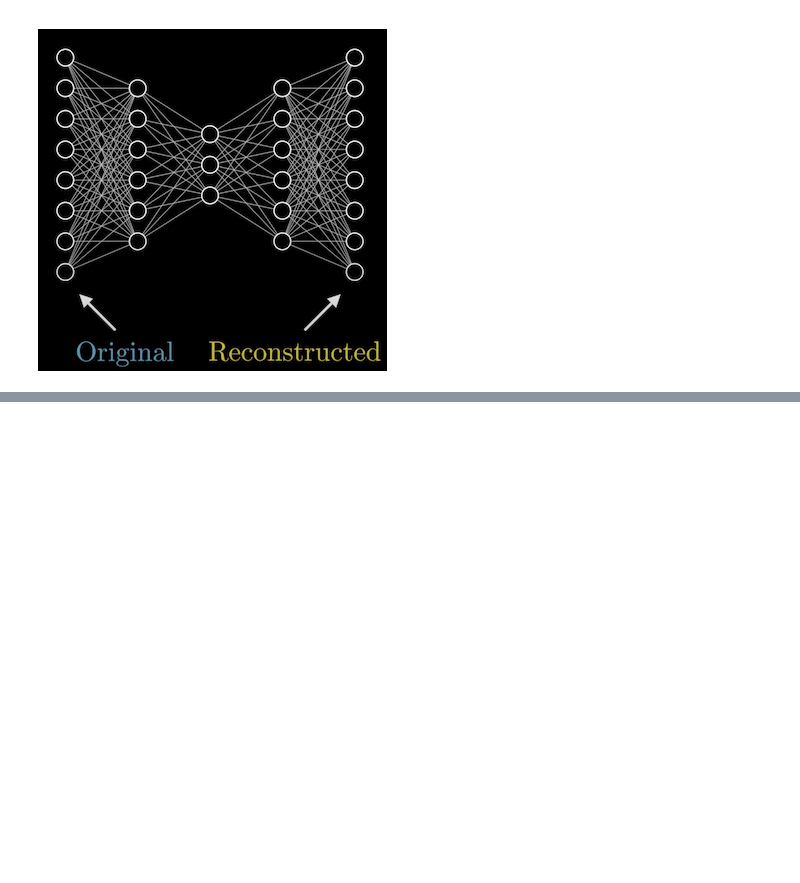
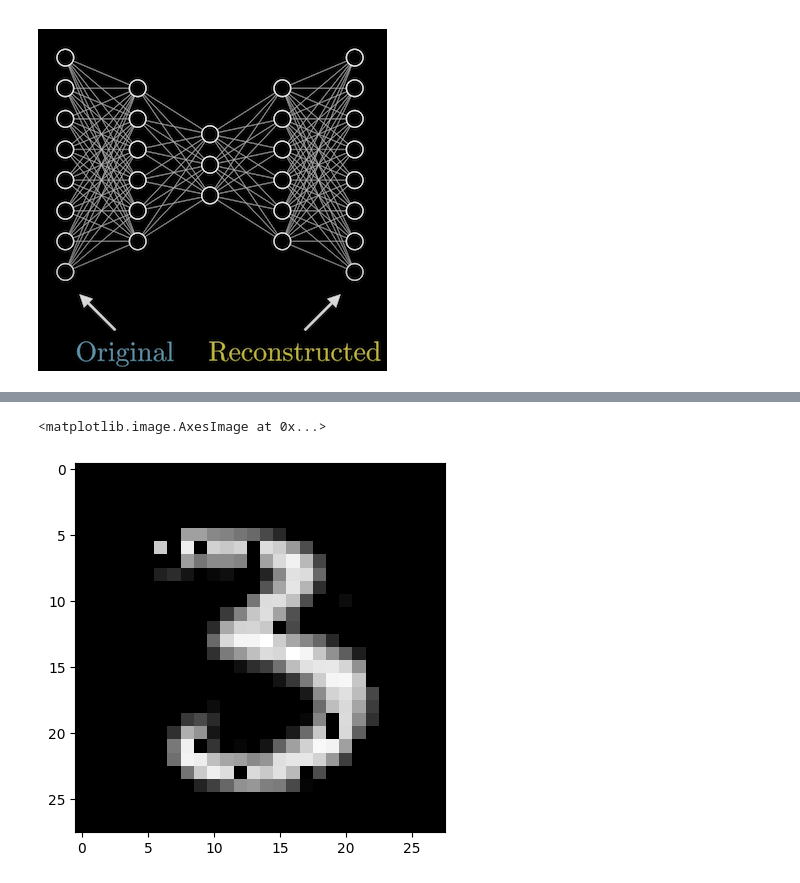
Before and after one commit to bellmake/variational_auto_encoder_impl2_mnist, a Jupyter notebook: vae.ipynb, the cells around one changed output, grey strips where cells are left out. Saved outputs shown, nothing was run; the diff lists cells and outputs as text; code cells hidden in the pictures; blank space fills up the shorter version.

```diff
--- a/vae.ipynb
+++ b/vae.ipynb
@@ -117,9 +117,10 @@ class AutoEncoder(nn.Module):
     def forward(self, x):
         latent = self.run_encoder(x)
         x_hat = self.run_decoder(latent)
+        return x_hat
 
     def run_encoder(self,x):
-        output = F.relu(self.conder_l1(x))
+        output = F.relu(self.encoder_l1(x))
         latent = F.relu(self.encoder_l2(output))
         return latent # latent representation
 
@@ -129,0 +133,12 @@ class AutoEncoder(nn.Module):
+# %%
+train_dataset = MNISTDataset('MNIST/processed/training.pt')
+test_dataset = MNISTDataset('MNIST/processed/test.pt')
+
+# get shape of input data
+image_shape = train_dataset[0].shape[0]
+print(image_shape)
+
+# Initialize AutoEncoder
+model = AutoEncoder(input_shape=image_shape)
+model.cuda()
+model.train()
@@ -129,0 +240,5 @@ class AutoEncoder(nn.Module):
+# %%
+model.eval()
+image_idx = 50
+image = train_dataset[image_index]
+plt.imshow(image.reshape((28,28)), cmap='gray')
@@ -129,0 +248,10 @@ class AutoEncoder(nn.Module):
+# %%
+image_gpu = image.cuda()
+x_hat = model(image_gpu)
+x_hat_cpu = x_hat.detach().cpu().reshape((28,28))
+x_hat_cpu = np.around(x_hat_cpu)
+
+plt.imshow(x_hat_cpu, cmap='gray') # reconstructed image
+# %% [output]
+<matplotlib.image.AxesImage at 0x...>
+[figure, added]
```
Also changed, not shown: parts of 16 cells of this notebook.
